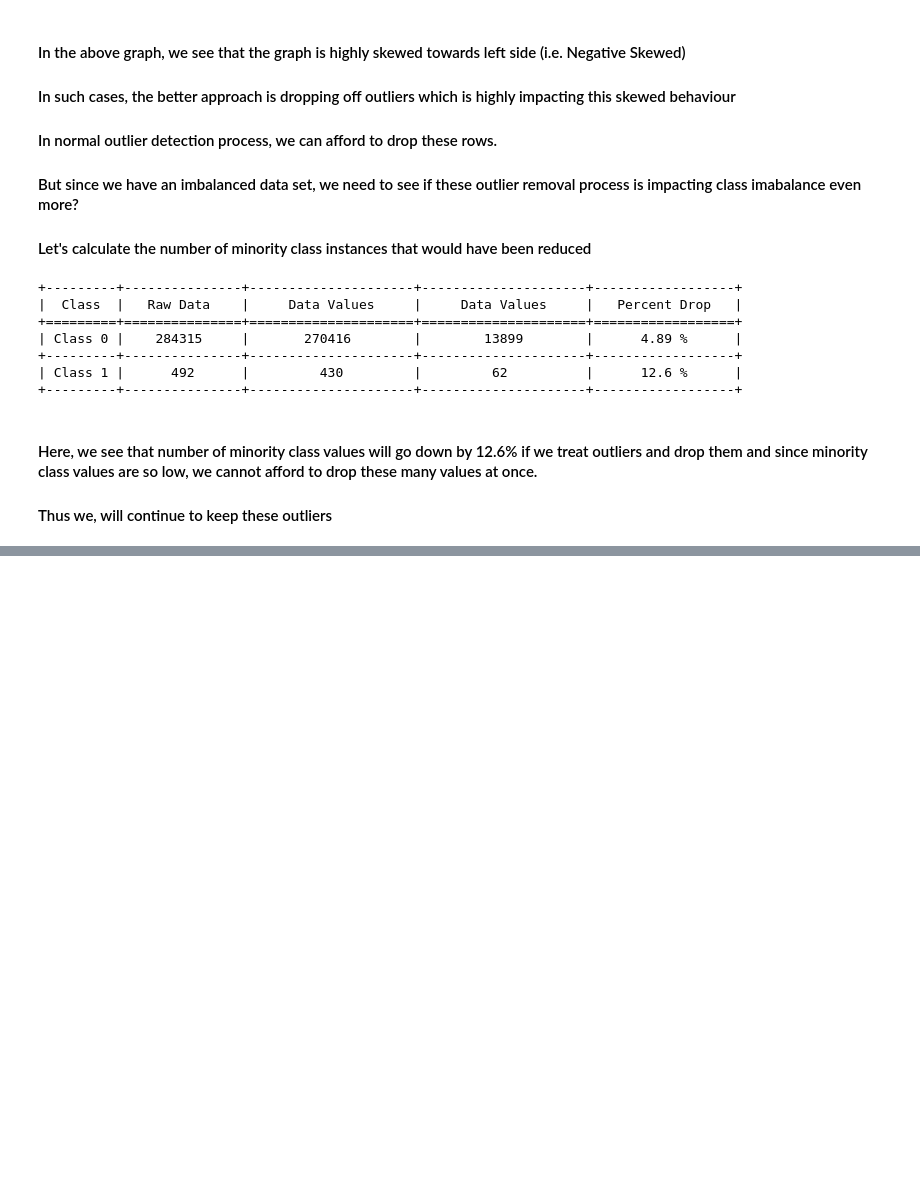
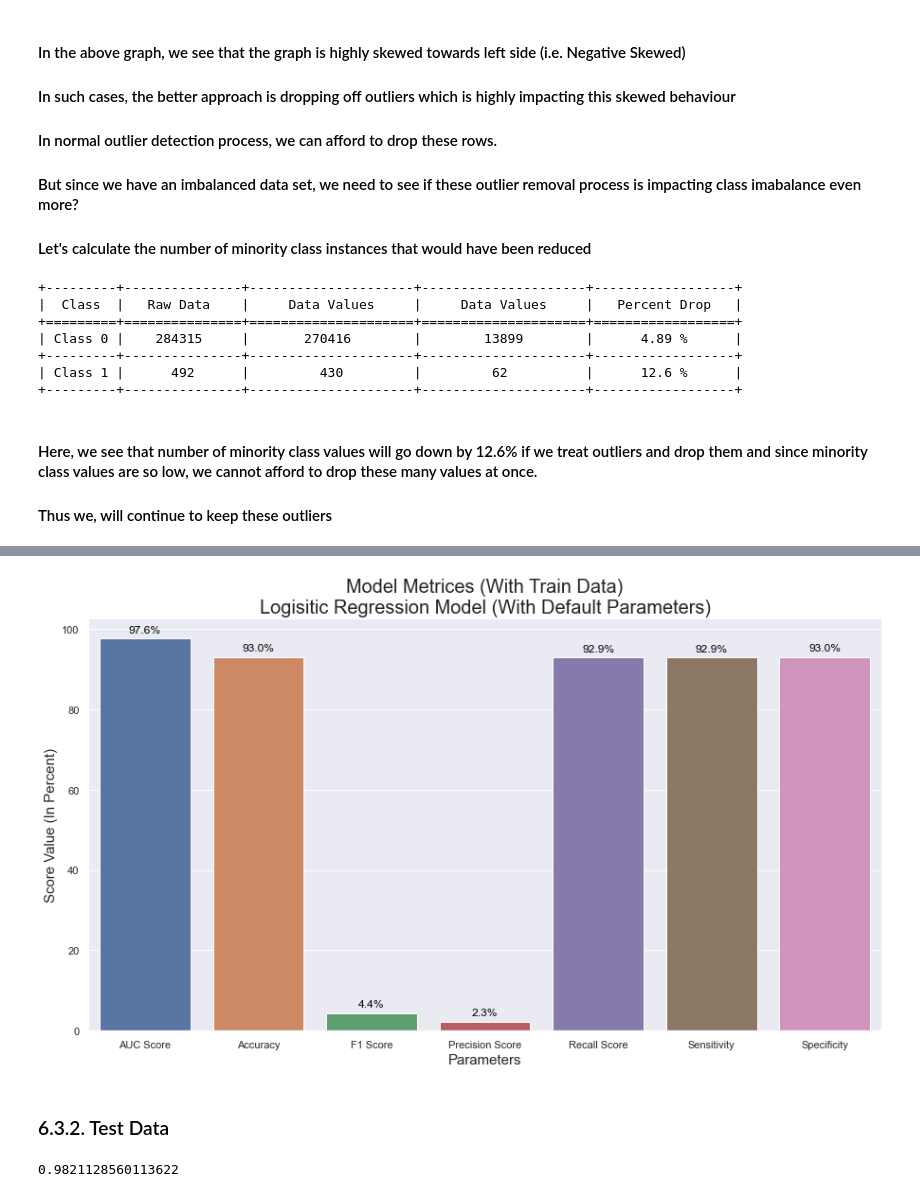
Before and after one commit to akshaykadam100/Credit-Card-Fraud-Detection, a Jupyter notebook: modelling/V1_Akshay_Kadam_DML2070010.ipynb, the cells around one changed output, grey strips where cells are left out. Saved outputs shown, nothing was run; the diff lists cells and outputs as text; code cells hidden in the pictures; blank space fills up the shorter version.

```diff
--- a/modelling/V1_Akshay_Kadam_DML2070010.ipynb
+++ b/modelling/V1_Akshay_Kadam_DML2070010.ipynb
@@ -1504,0 +1668,2 @@ check_class_distribution_on_handling_outlier(series_name='V28', quantile_val_low
+# %%
+cut_off = 0.0011
@@ -1504,0 +1711,16 @@ check_class_distribution_on_handling_outlier(series_name='V28', quantile_val_low
+# %%
+data = pd.DataFrame({'Parameter': ['Accuracy', 'Sensitivity', 'Specificity', 'Precision Score', 'Recall Score', 'F1 Score', 'AUC Score'],
+                     'Value': [accuracy_score, sensitivity, specificity, precision_score, recall_score, f1_score, auc_score]}, index=['Accuracy', 'Sensitivity', 'Specificity', 'Precision Score', 'Recall Score', 'F1 Score', 'AUC Score'])
+data = data.groupby(by='Parameter').Value.sum().sort_index()
+graph = sns.barplot(x=data.index, y=data.values)
+plt.title('Model Metrices (With Train Data)\nLogisitic Regression Model (With Default Parameters)', fontdict={'fontsize': 20})
+plt.xlabel('Parameters', fontdict={'fontsize': 15})
+plt.ylabel('Score Value (In Percent)', fontdict={'fontsize': 15})
+label_deviation_above_y_axis = data.max() * 0.015
+for index, value in enumerate(data.iteritems()):
+    graph.text(index, value[1] + label_deviation_above_y_axis, str(round(value[1], 1))+'%', color='black', ha="center")
+plt.show()
+# %% [output]
+[figure, added]
+# %% [markdown]
+### 6.3.2. Test Data
@@ -1504,0 +1729,4 @@ check_class_distribution_on_handling_outlier(series_name='V28', quantile_val_low
+# %%
+metrics.roc_auc_score(y_test, pred_probs_test[:,1])
+# %% [output]
+0.9821128560113622
```
Also changed, not shown: parts of 120 cells of this notebook, 1 other file.
